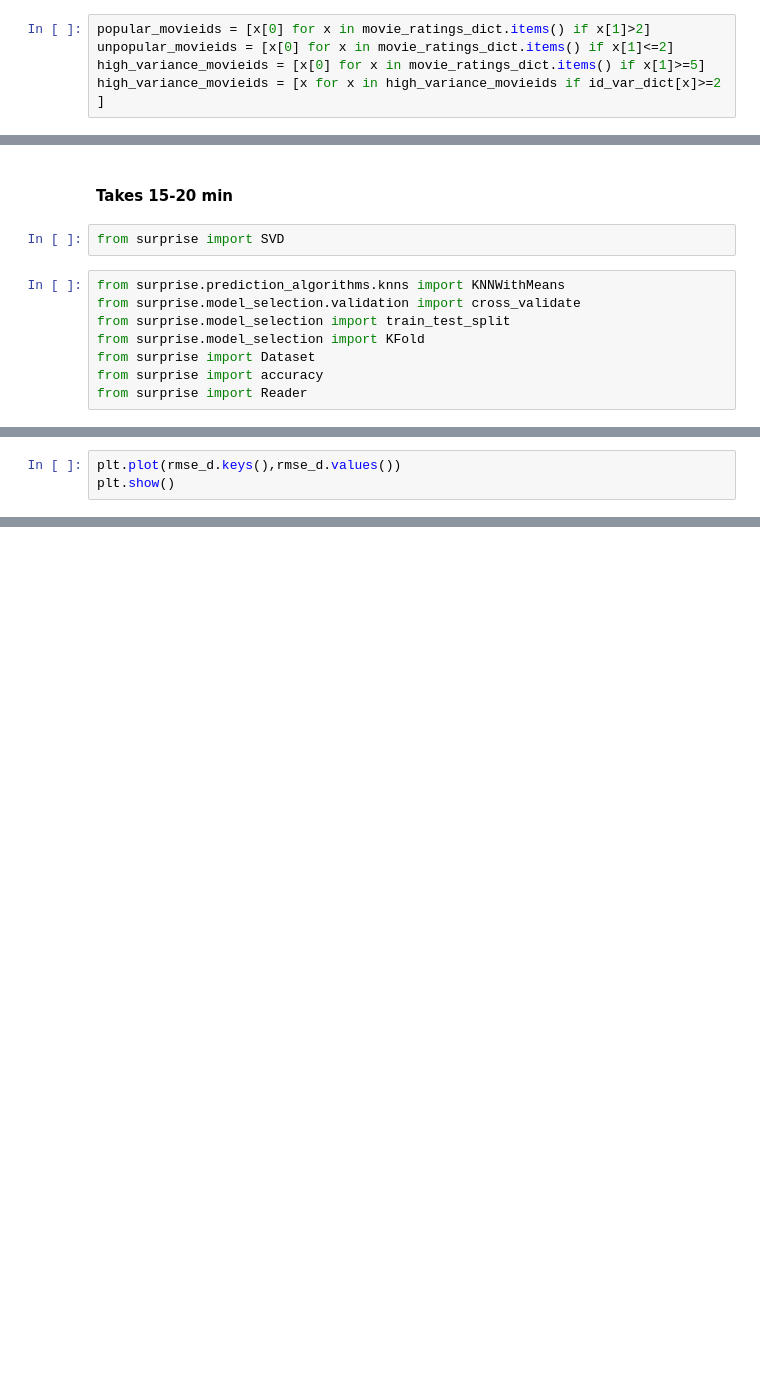
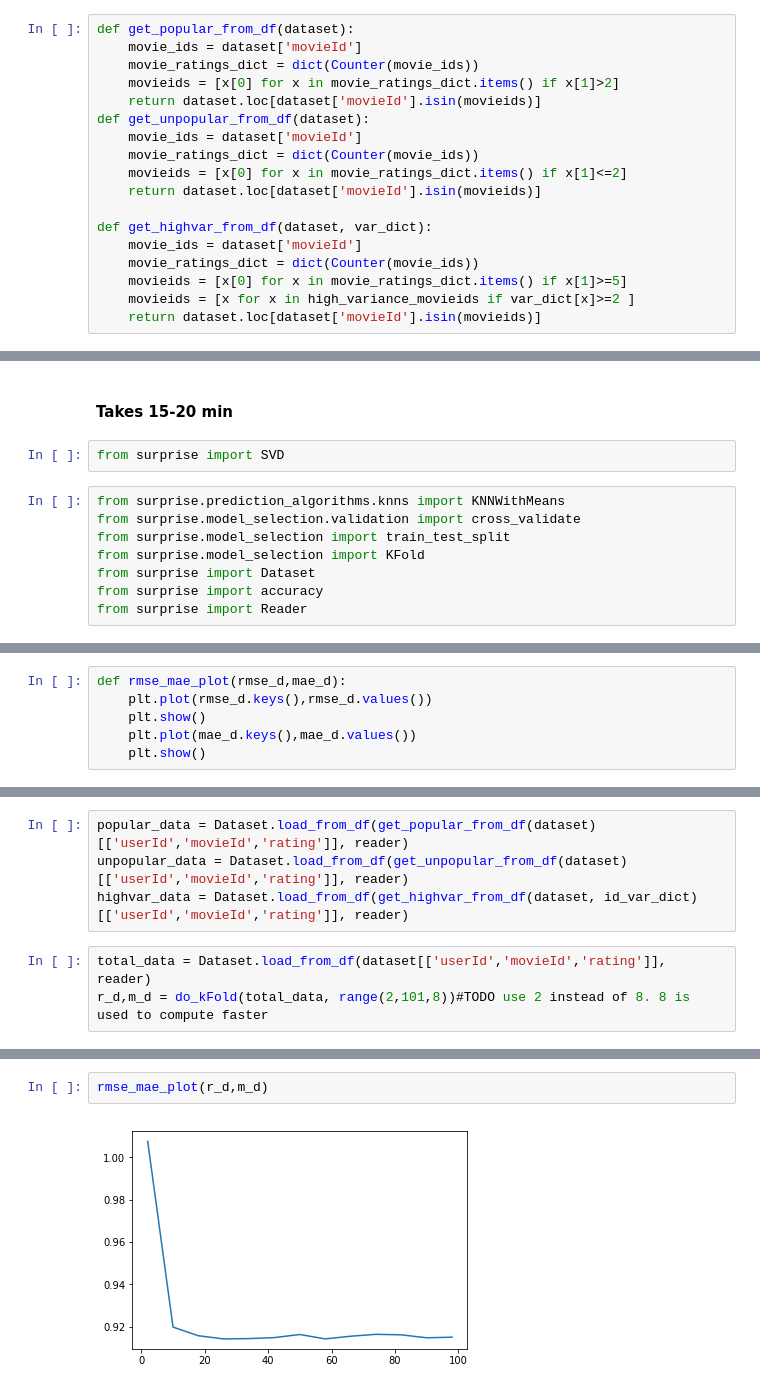
Before and after one commit to satyatumati/Collaborative-Filtering, a Jupyter notebook: Project 3_v1.ipynb, the cells around one changed output, grey strips where cells are left out. Saved outputs shown, nothing was run; the diff lists cells and outputs as text; blank space fills up the shorter version.

```diff
--- a/Project 3_v1.ipynb
+++ b/Project 3_v1.ipynb
@@ -91,5 +62,18 @@ hello
 # %%
-popular_movieids = [x[0] for x in movie_ratings_dict.items() if x[1]>2]
-unpopular_movieids = [x[0] for x in movie_ratings_dict.items() if x[1]<=2]
-high_variance_movieids = [x[0] for x in movie_ratings_dict.items() if x[1]>=5]
-high_variance_movieids = [x for x in high_variance_movieids if id_var_dict[x]>=2 ]
+def get_popular_from_df(dataset):
+    movie_ids = dataset['movieId']
+    movie_ratings_dict = dict(Counter(movie_ids))
+    movieids = [x[0] for x in movie_ratings_dict.items() if x[1]>2]
+    return dataset.loc[dataset['movieId'].isin(movieids)]
+def get_unpopular_from_df(dataset):
+    movie_ids = dataset['movieId']
+    movie_ratings_dict = dict(Counter(movie_ids))
+    movieids = [x[0] for x in movie_ratings_dict.items() if x[1]<=2]
+    return dataset.loc[dataset['movieId'].isin(movieids)]
+
+def get_highvar_from_df(dataset, var_dict):
+    movie_ids = dataset['movieId']
+    movie_ratings_dict = dict(Counter(movie_ids))
+    movieids = [x[0] for x in movie_ratings_dict.items() if x[1]>=5]
+    movieids = [x for x in high_variance_movieids if var_dict[x]>=2 ]
+    return dataset.loc[dataset['movieId'].isin(movieids)]
@@ -163,3 +121,6 @@ Mean mae 0.755521395832
 # %%
-plt.plot(rmse_d.keys(),rmse_d.values())
-plt.show()
+def rmse_mae_plot(rmse_d,mae_d):
+    plt.plot(rmse_d.keys(),rmse_d.values())
+    plt.show()
+    plt.plot(mae_d.keys(),mae_d.values())
+    plt.show()
@@ -172,0 +127,7 @@ plt.show()
+# %%
+popular_data = Dataset.load_from_df(get_popular_from_df(dataset)[['userId','movieId','rating']], reader)
+unpopular_data = Dataset.load_from_df(get_unpopular_from_df(dataset)[['userId','movieId','rating']], reader)
+highvar_data = Dataset.load_from_df(get_highvar_from_df(dataset, id_var_dict)[['userId','movieId','rating']], reader)
+# %%
+total_data = Dataset.load_from_df(dataset[['userId','movieId','rating']], reader)
+r_d,m_d = do_kFold(total_data, range(2,101,8))#TODO use 2 instead of 8. 8 is used to compute faster
@@ -172,0 +152,4 @@ plt.show()
+# %%
+rmse_mae_plot(r_d,m_d)
+# %% [output]
+[figure, added]
```
Also changed, not shown: parts of 19 cells of this notebook.
